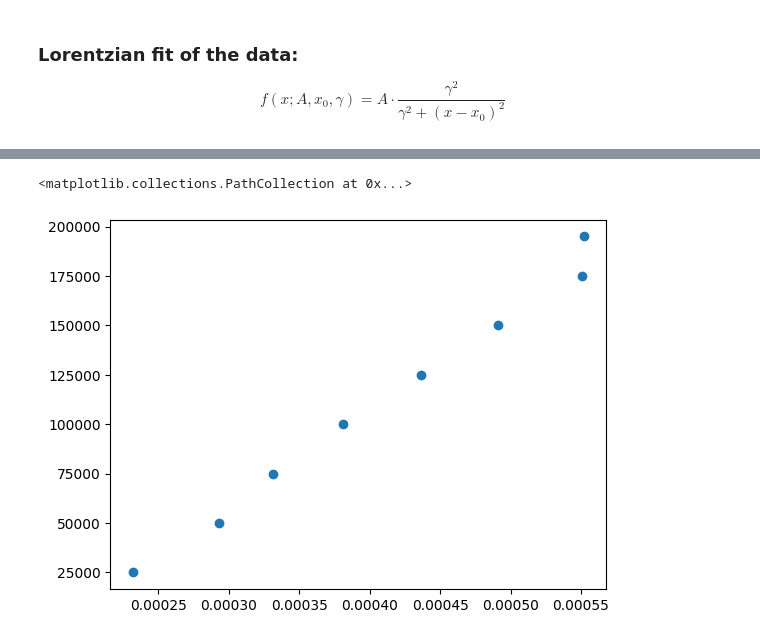
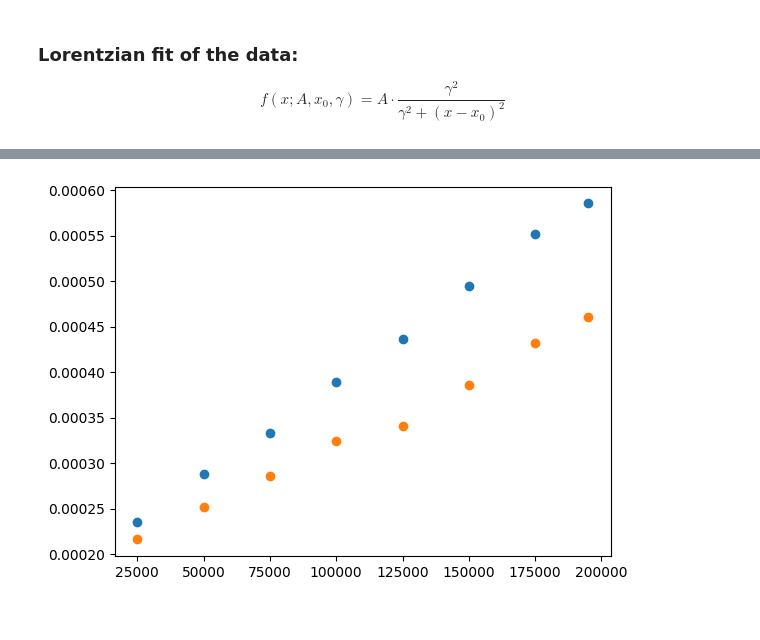
Before and after one commit to imathrock/Optical_Pumping, a Jupyter notebook: Data_analysis.ipynb, the cells around one changed output, grey strips where cells are left out. Saved outputs shown, nothing was run; the diff lists cells and outputs as text; code cells hidden in the pictures.

Commit message:
Smore data analysis

```diff
--- a/Data_analysis.ipynb
+++ b/Data_analysis.ipynb
@@ -30,6 +28,8 @@ df_125 = add_magnetic_field("linear_zeeman_data/NewFile125kHz.csv",5.000000e-03)
 df_150 = add_magnetic_field("linear_zeeman_data/NewFile150kHz.csv",5.000000e-03)
 df_175 = add_magnetic_field("linear_zeeman_data/NewFile175kHz.csv",5.000000e-03)
 df_195 = add_magnetic_field("linear_zeeman_data/NewFile195kHz.csv",5.000000e-03)
+
+df = [df_25,df_50,df_75,df_100,df_125,df_150,df_175,df_195]
 # %% [output]
 New file: linear_zeeman_data/NewFile25kHz_B.csv
 New file: linear_zeeman_data/NewFile50kHz_B.csv
@@ -153,4 +90,0 @@ Lorentzian peak 3:4.378771863206601±0.002017082276075628
-# %%
-p0_guess = [1.0,0.0,1.725,0.018,0.25,5.1,0.023,0.6,4.0,0.022]
-df_195["Bfield"] = df_195["Bfield"]*10
-popt,perr = fit_lorentzian(p0_guess,df_195,list_of_opt)
@@ -172,17 +155 @@ lopt
  [25000, 50000, 75000, 100000, 125000, 150000, 175000, 195000]]
-# %%
-def get_bfield_window(df, center_time, window_size=0.005):
-    mask = (df['time'] >= center_time - window_size) & (df['time'] <= center_time + window_size)
-    return df.loc[mask, 'Bfield'].mean()
-
-l = []
-l.append(get_bfield_window(df_25,lopt[0][0]))
-l.append(get_bfield_window(df_50,lopt[0][1]))
-l.append(get_bfield_window(df_75,lopt[0][2]))
-l.append(get_bfield_window(df_100,lopt[0][3]))
-l.append(get_bfield_window(df_125,lopt[0][4]))
-l.append(get_bfield_window(df_150,lopt[0][5]))
-l.append(get_bfield_window(df_175,lopt[0][6]))
-l.append(get_bfield_window(df_195,lopt[0][7]))
-lopt.append(l)
-lopt
@@ -201,6 +156,24 @@ lopt
+# %%
+# 1. Organize DataFrames into a list for iterative access
+dfs = [df_25, df_50, df_75, df_100, df_125, df_150, df_175, df_195]
+
+def get_bfield_window(df, center_time, window_size=0.005):
+    mask = (df['time'] >= center_time - window_size) & (df['time'] <= center_time + window_size)
+    return df.loc[mask, 'Bfield'].mean()
+
+# 2. Process existing lopt rows to generate the new row
+# This logic assumes the new row should correspond to the indices in 'dfs'
+# using the values from the first row of lopt (lopt[0])
+if len(lopt) > 0:
+    new_row = [get_bfield_window(df, lopt[0][i]) for i, df in enumerate(dfs)]
+    lopt.append(new_row)
+
+if len(lopt) > 0:
+    new_row = [get_bfield_window(df, lopt[1][i]) for i, df in enumerate(dfs)]
+    lopt.append(new_row)
 # %%
-plt.scatter(lopt[3],lopt[2])
-# plt.scatter(lopt[1],lopt[2])
+plt.scatter(lopt[2],lopt[3])
+plt.scatter(lopt[2],lopt[4])
+plt.show()
 # %% [output]
-<matplotlib.collections.PathCollection at 0x...>
-[figure, old version]
+[figure, new version]
```
Also changed, not shown: parts of 18 cells of this notebook, 5 other files.
